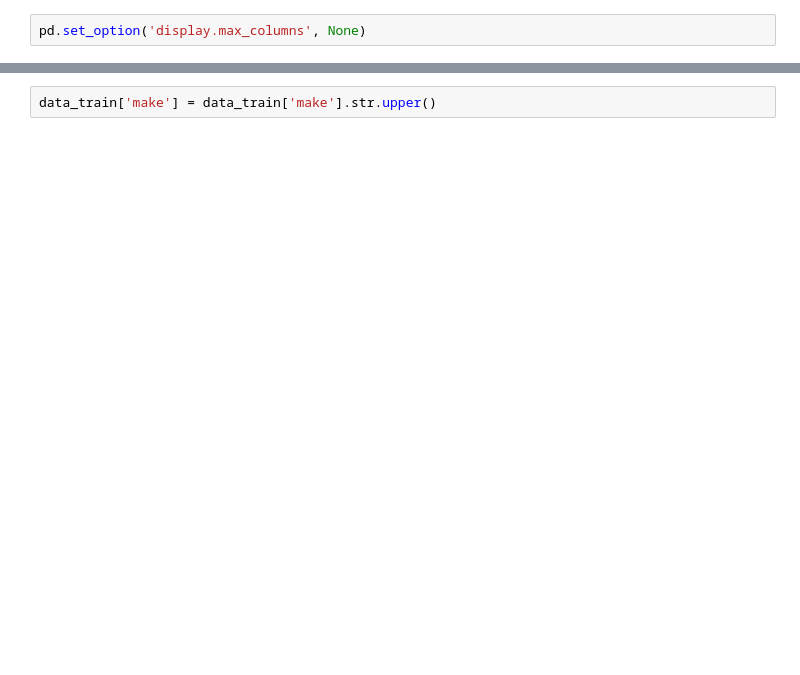
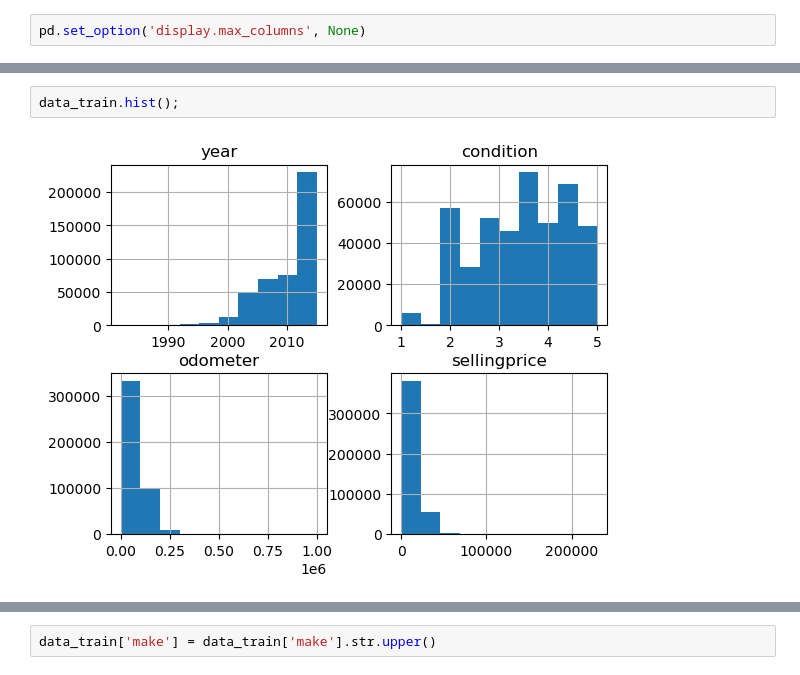
Before and after one commit to RomanGruzdev/BUauto, a Jupyter notebook: AutoBU.ipynb, the cells around one changed output, grey strips where cells are left out. Saved outputs shown, nothing was run; the diff lists cells and outputs as text; blank space fills up the shorter version.

```diff
--- a/AutoBU.ipynb
+++ b/AutoBU.ipynb
@@ -62,0 +151,4 @@ dtype: int64
+# %%
+data_train.hist();
+# %% [output]
+[figure, added]
```
Also changed, not shown: parts of 207 cells of this notebook.
